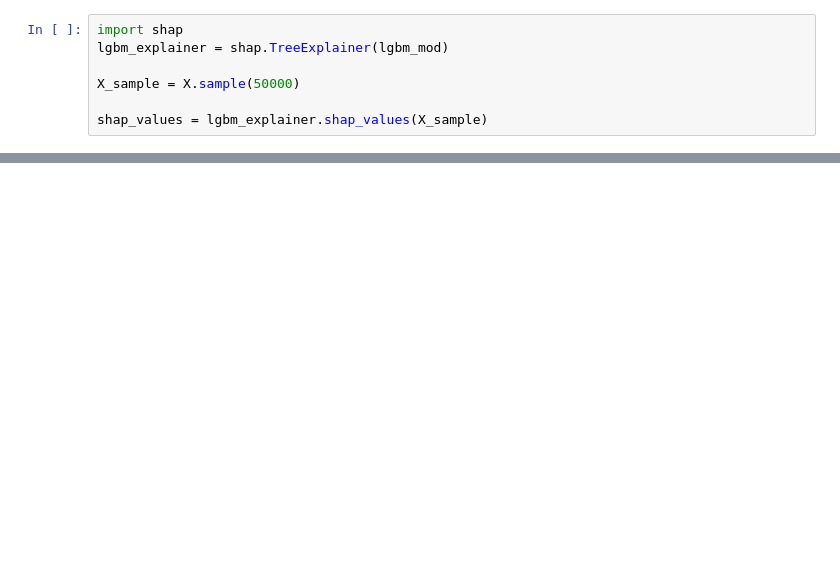
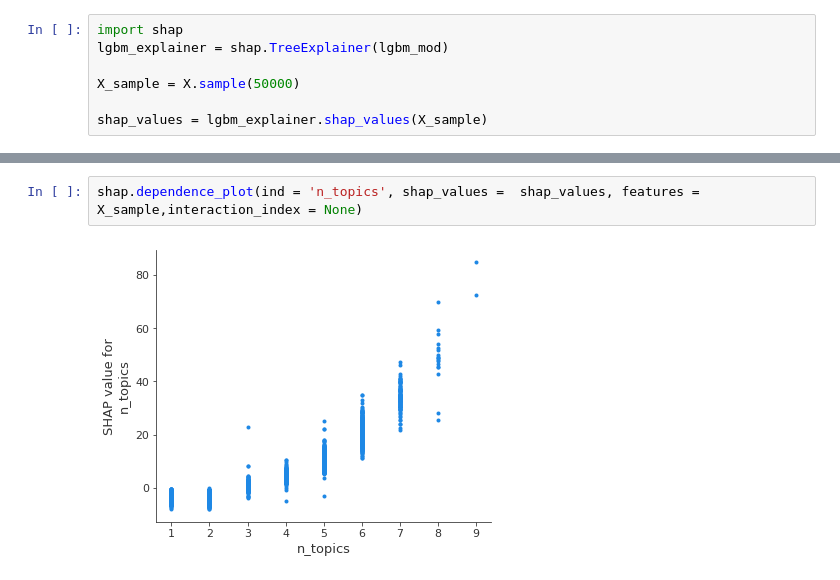
Before and after one commit to datakind/Viamo_DataDive_Dec22, a Jupyter notebook: Workstream #4/explaining_n_calls.ipynb, the cells around one changed output, grey strips where cells are left out. Saved outputs shown, nothing was run; the diff lists cells and outputs as text; blank space fills up the shorter version.

```diff
--- a/Workstream #4/explaining_n_calls.ipynb
+++ b/Workstream #4/explaining_n_calls.ipynb
@@ -58,3 +80,7 @@ shap_values = lgbm_explainer.shap_values(X_sample)
+# %%
+shap.dependence_plot(ind = 'n_topics', shap_values =  shap_values, features = X_sample,interaction_index = None)
+# %% [output]
+[figure, added]
 # %%
 shap.summary_plot(
     shap_values = shap_values,
```
Also changed, not shown: parts of 13 cells of this notebook, 1 other file.
